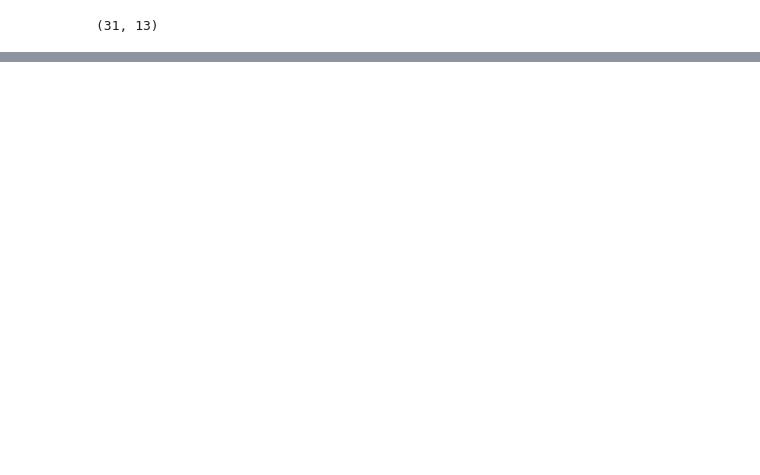
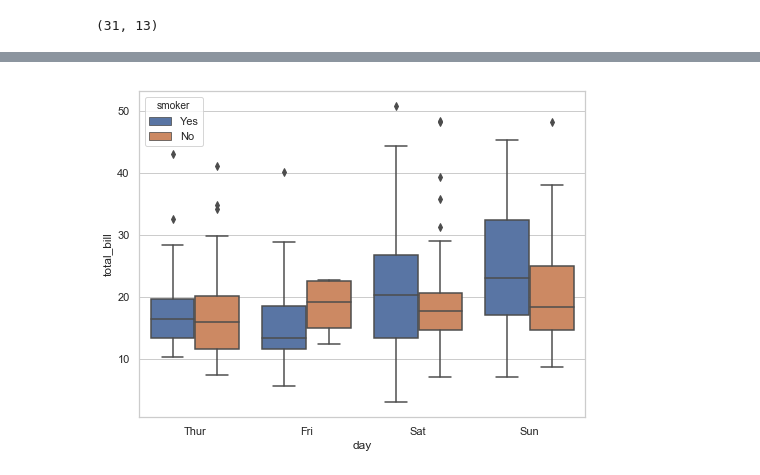
Before and after one commit to JMK92/Chungnam, a Jupyter notebook: Study/2. 빅데이터/실전_서울시 범죄련현황 분석.ipynb, the cells around one changed output, grey strips where cells are left out. Cells and saved outputs as stored; diff of their text form; code cells hidden in the pictures; blank space fills up the shorter version.

```diff
--- a/Study/2. 빅데이터/실전_서울시 범죄련현황 분석.ipynb
+++ b/Study/2. 빅데이터/실전_서울시 범죄련현황 분석.ipynb
@@ -142,0 +446,4 @@ crime_anal_raw
+# %%
+# seaborn 데이터셋을 불러오는 작업.
+tips = sns.load_dataset('tips')
+tips.head()
@@ -142,0 +457,11 @@ crime_anal_raw
+# %%
+# 요일별 매출현황
+plt.figure(figsize = (8, 6))
+# boxplot : 상자수염그래프, 이상치를 찾아내는 효과를 가지고 있는 시각화도구
+sns.boxplot(x='day', y = 'total_bill', ue='smoker', data=tips)
+plt.show()
+# 맨 밑은 1사분위수=최소값 , 2사분위수, 중앙값, 3사분위수, 4사분위수=최대값
+# 범위(box) = 3사분위수 - 2사분위수
+# 이상치 = 다이아몬드 수
+# %% [output]
+[figure, added]
```
Also changed, not shown: parts of 29 cells of this notebook.
